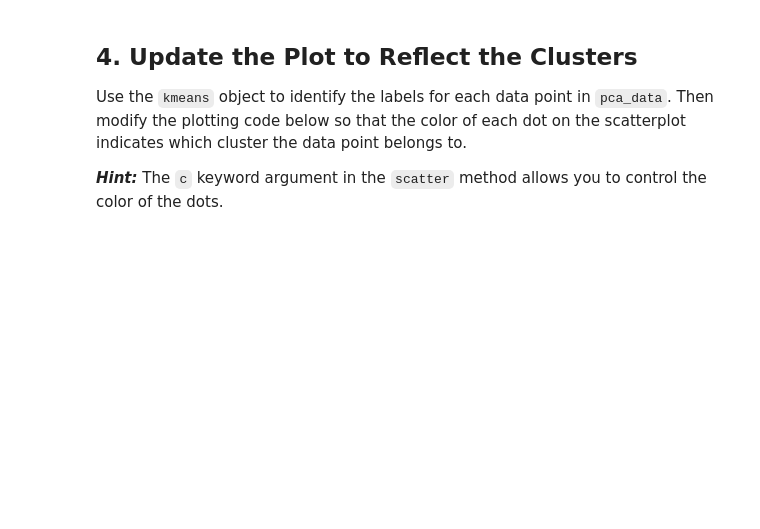
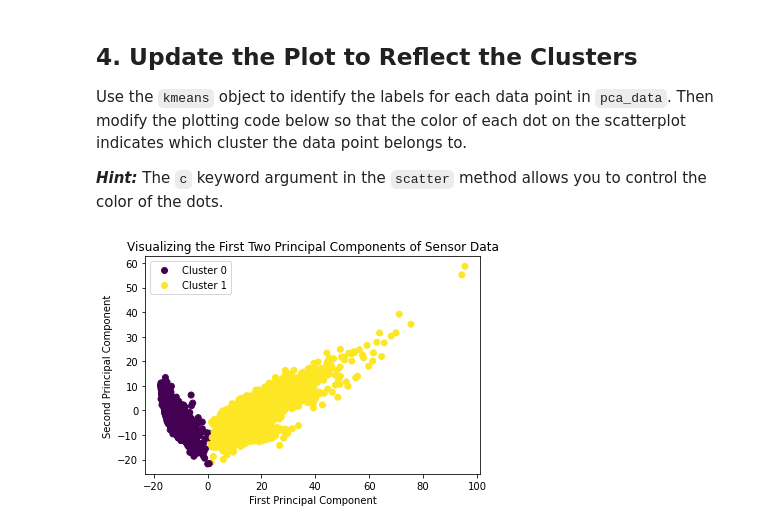
Before and after one commit to Derrick-wekesa/Unsupervised-Learning-Checkpoint, a Jupyter notebook: index.ipynb, the cells around one changed output. Drawn from its saved outputs; the diff is of its cells as text; code cells hidden in the pictures; blank space fills up the shorter version.

```diff
--- a/index.ipynb
+++ b/index.ipynb
@@ -102,14 +102,12 @@ Using the scikit-learn `PCA` class ([documentation here](https://scikit-learn.or
 # Replace None with appropriate code
 
 # Import relevant class
-None
+from sklearn.decomposition import PCA
 
 # Create a PCA object
-pca_transformer = None
+pca_transformer = PCA(random_state=42,n_components=0.95)
 
 # Transform data using pca_transformer
-pca_data = None
-# YOUR CODE HERE
-raise NotImplementedError()
+pca_data = pca_transformer.fit_transform(data_scaled)
 
 pca_data
@@ -186,12 +213,11 @@ Call the model `kmeans`, and use a `random_state` of 42.
 # Replace None with appropriate code
 
 # Import relevant model
-None
+from sklearn.cluster import KMeans
 
 # Instantiate KMeans model
-kmeans = None
+kmeans = KMeans(n_clusters=2, random_state=42)
 
 # Fit the model on pca_data, using the best n_clusters value as indicated by the plot above
-None
-# YOUR CODE HERE
-raise NotImplementedError()
+kmeans.fit(pca_data) # X is your PCA-transformed dataset
+predictions = kmeans.predict(pca_data) # predictions
@@ -208,3 +238,19 @@ assert kmeans.cluster_centers_.shape[1] == pca_data.shape[1]
 Use the `kmeans` object to identify the labels for each data point in `pca_data`. Then modify the plotting code below so that the color of each dot on the scatterplot indicates which cluster the data point belongs to.
 
 ***Hint:*** The `c` keyword argument in the `scatter` method allows you to control the color of the dots.
+# %%
+cluster_labels = kmeans.labels_
+
+fig, ax = plt.subplots()
+
+# Modify the below line of code to specify the color:
+scatter = ax.scatter(x=pca_data[:, 0], y=pca_data[:, 1], c=cluster_labels)
+
+# The rest of the code can be run as-is:
+ax.set_xlabel("First Principal Component")
+ax.set_ylabel("Second Principal Component")
+ax.set_title("Visualizing the First Two Principal Components of Sensor Data")
+# Un-comment the below line to add a legend once you have specified the color
+ax.legend(*scatter.legend_elements(fmt="Cluster {x:.0f}"));
+# %% [output]
+[figure, added]
```
Also changed, not shown: parts of 9 cells of this notebook.
